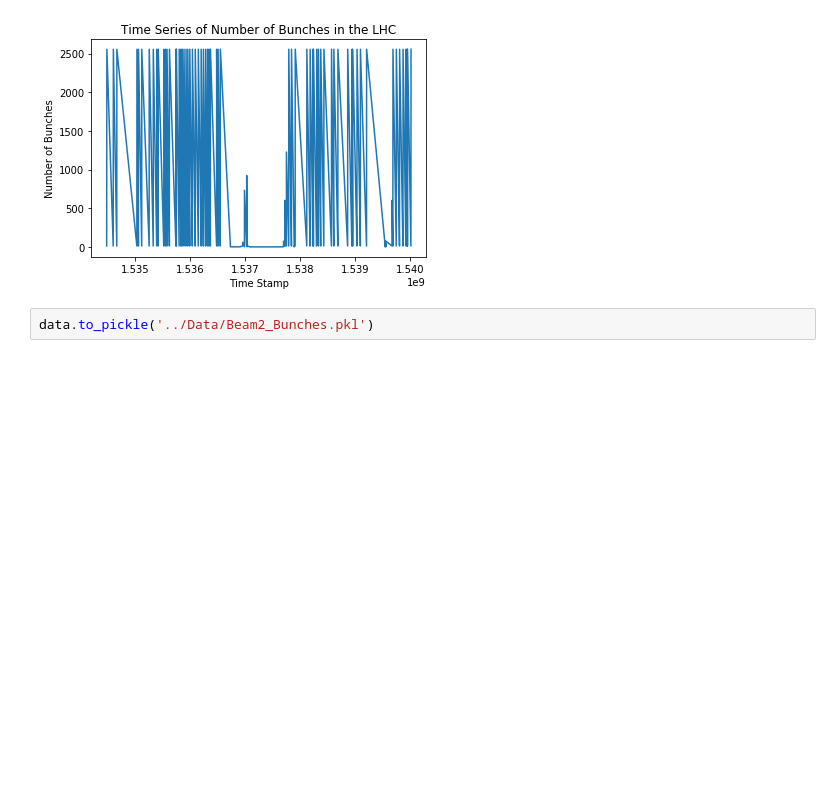
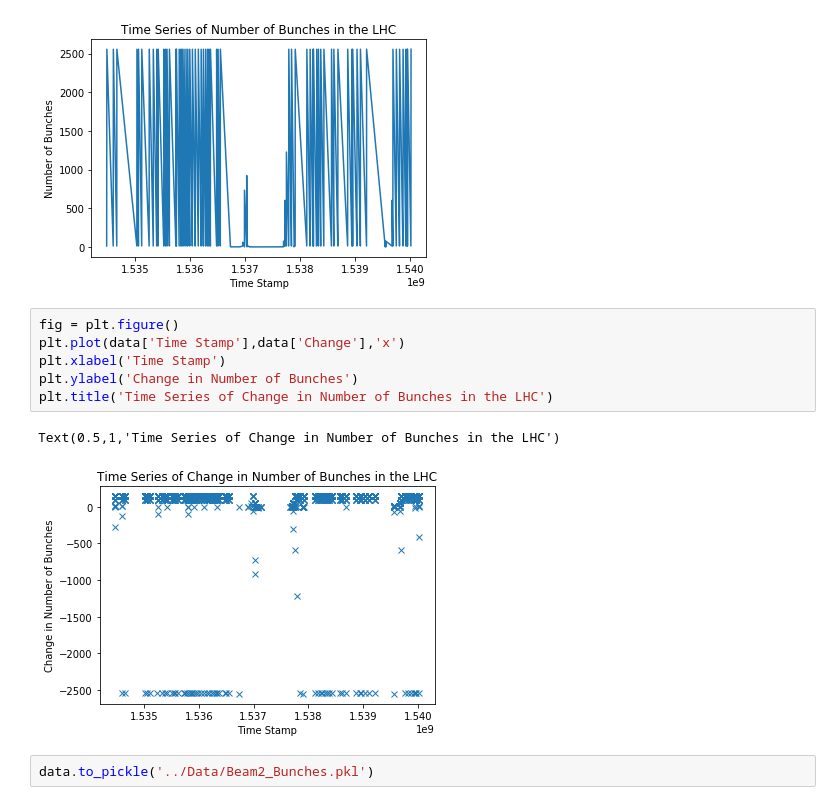
Before and after one commit to mfer0010/BscThesis, a Jupyter notebook: Jupyter Notebook Code/11_Analysis on Number of Bunches.ipynb, the cells around one changed output. Cells and saved outputs as stored; diff of their text form; blank space fills up the shorter version.

```diff
--- a/Jupyter Notebook Code/11_Analysis on Number of Bunches.ipynb
+++ b/Jupyter Notebook Code/11_Analysis on Number of Bunches.ipynb
@@ -58,5 +102,14 @@ plt.title('Time Series of Number of Bunches in the LHC')
 # %% [output]
 Text(0.5,1,'Time Series of Number of Bunches in the LHC')
 [figure]
+# %%
+fig = plt.figure()
+plt.plot(data['Time Stamp'],data['Change'],'x')
+plt.xlabel('Time Stamp')
+plt.ylabel('Change in Number of Bunches')
+plt.title('Time Series of Change in Number of Bunches in the LHC')
+# %% [output]
+Text(0.5,1,'Time Series of Change in Number of Bunches in the LHC')
+[figure, added]
 # %%
 data.to_pickle('../Data/Beam2_Bunches.pkl')
```
Also changed, not shown: parts of 6 cells of this notebook, 7 other files.
